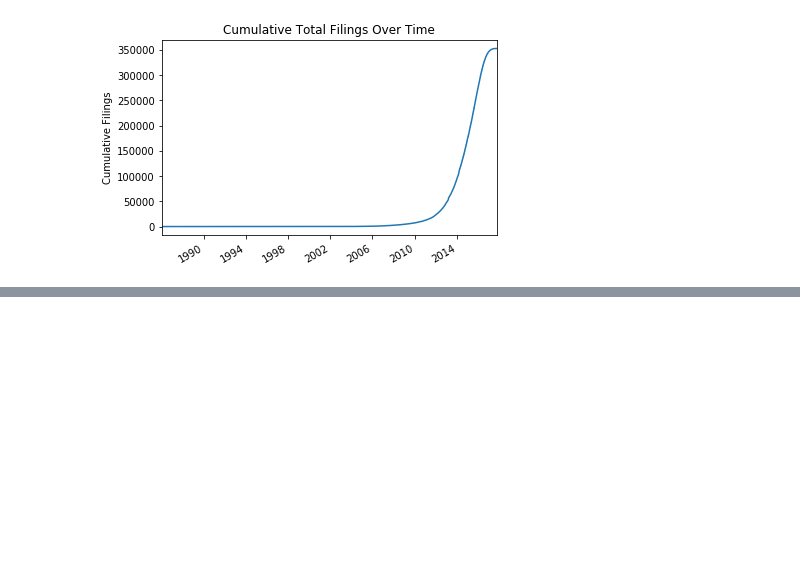
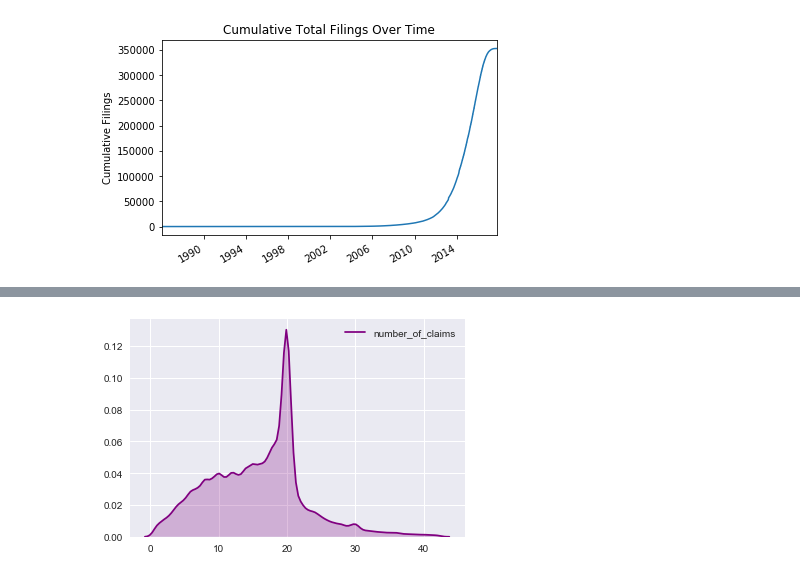
Before and after one commit to jayclare/2017_patent_grants_analytics, a Jupyter notebook: jupyter_notebooks/data_storytelling.ipynb, the cells around one changed output, grey strips where cells are left out. Cells and saved outputs as stored; diff of their text form; code cells hidden in the pictures; blank space fills up the shorter version.

```diff
--- a/jupyter_notebooks/data_storytelling.ipynb
+++ b/jupyter_notebooks/data_storytelling.ipynb
@@ -144,4 +252,7 @@ plt.show()
 # %%
-sns.kdeplot(utility_patents_subset_df.number_of_claims, shade=True)
+# plot KDE
+sns.kdeplot(utility_patents_subset_df.number_of_claims, shade=True, color="purple")
 
 plt.show()
+# %% [output]
+[figure, added]
```
Also changed, not shown: parts of 51 cells of this notebook, 10 other files.
